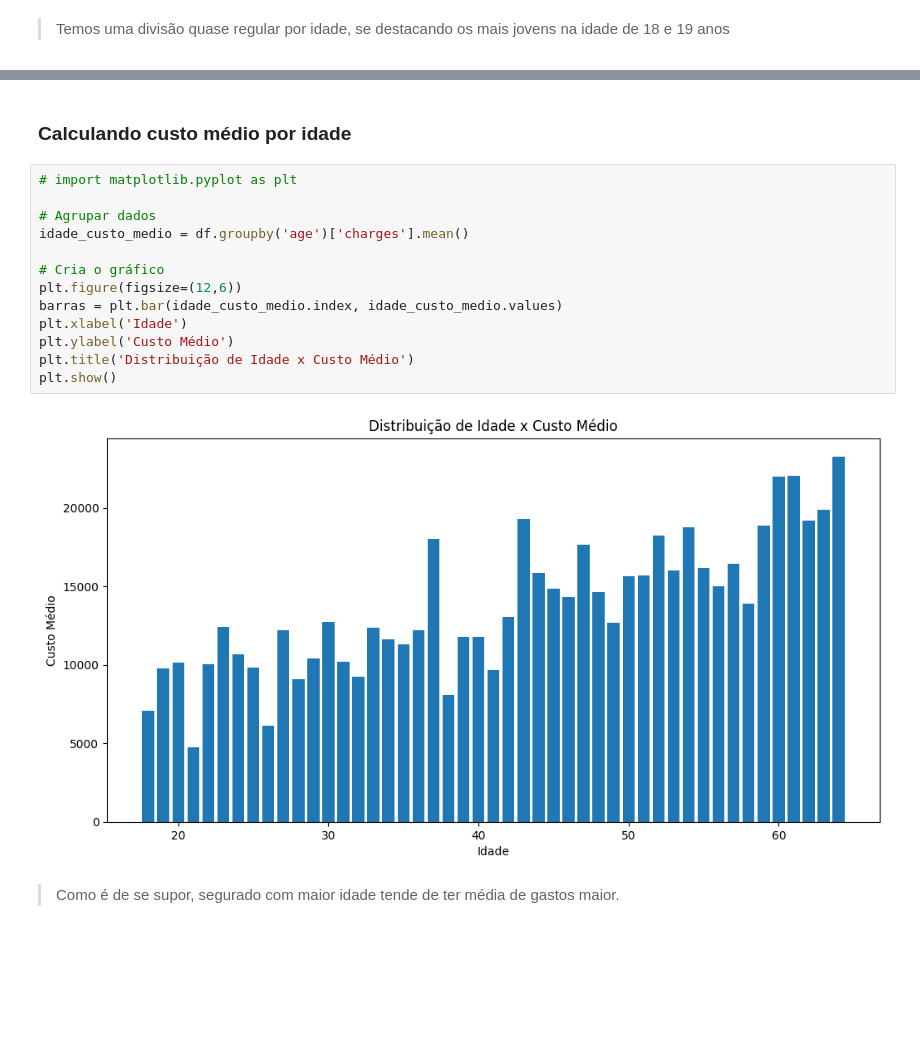
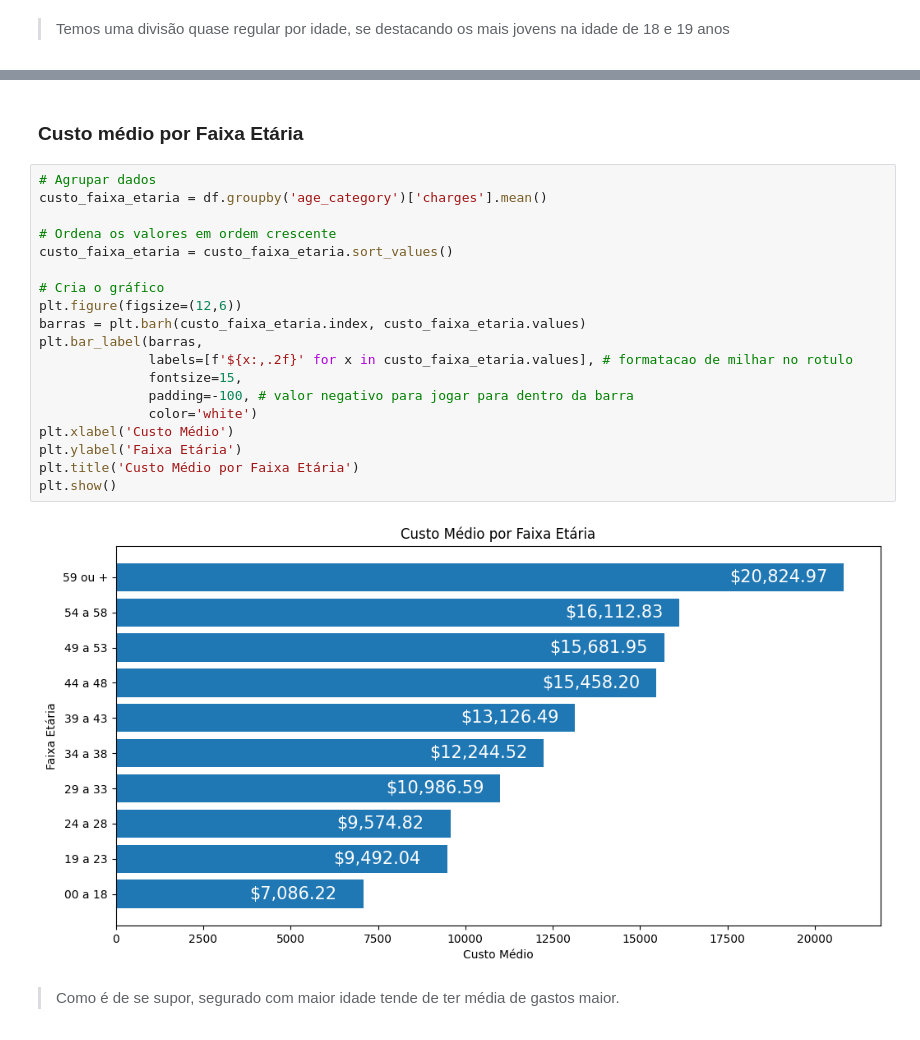
Before and after one commit to fabiobaroliveira/analise_exploratoria_de_dados, a Jupyter notebook: projeto_seguradora/analise_exploratoria_seguro_saude.ipynb, the cells around one changed output, grey strips where cells are left out. Cells and saved outputs as stored; diff of their text form; blank space fills up the shorter version.

```diff
--- a/projeto_seguradora/analise_exploratoria_seguro_saude.ipynb
+++ b/projeto_seguradora/analise_exploratoria_seguro_saude.ipynb
@@ -160,20 +231,26 @@ Text(0.5, 1.0, 'Distribuição de Idade e Segurados')
 # %% [markdown]
-### Calculando custo médio por idade
+### Custo médio por Faixa Etária
 # %%
-# import matplotlib.pyplot as plt
+# Agrupar dados
+custo_faixa_etaria = df.groupby('age_category')['charges'].mean()
 
-# Agrupar dados
-idade_custo_medio = df.groupby('age')['charges'].mean()
+# Ordena os valores em ordem crescente
+custo_faixa_etaria = custo_faixa_etaria.sort_values()
 
 # Cria o gráfico
 plt.figure(figsize=(12,6))
-barras = plt.bar(idade_custo_medio.index, idade_custo_medio.values)
-plt.xlabel('Idade')
-plt.ylabel('Custo Médio')
-plt.title('Distribuição de Idade x Custo Médio')
+barras = plt.barh(custo_faixa_etaria.index, custo_faixa_etaria.values)
+plt.bar_label(barras,
+              labels=[f'${x:,.2f}' for x in custo_faixa_etaria.values], # formatacao de milhar no rotulo
+              fontsize=15,
+              padding=-100, # valor negativo para jogar para dentro da barra
+              color='white')
+plt.xlabel('Custo Médio')
+plt.ylabel('Faixa Etária')
+plt.title('Custo Médio por Faixa Etária')
 plt.show()
 # %% [output]
-[figure, old version]
+[figure, new version]
 # %% [markdown]
 > Como é de se supor, segurado com maior idade tende de ter média de gastos maior.
 # %% [markdown]
```
Also changed, not shown: parts of 22 cells of this notebook.
